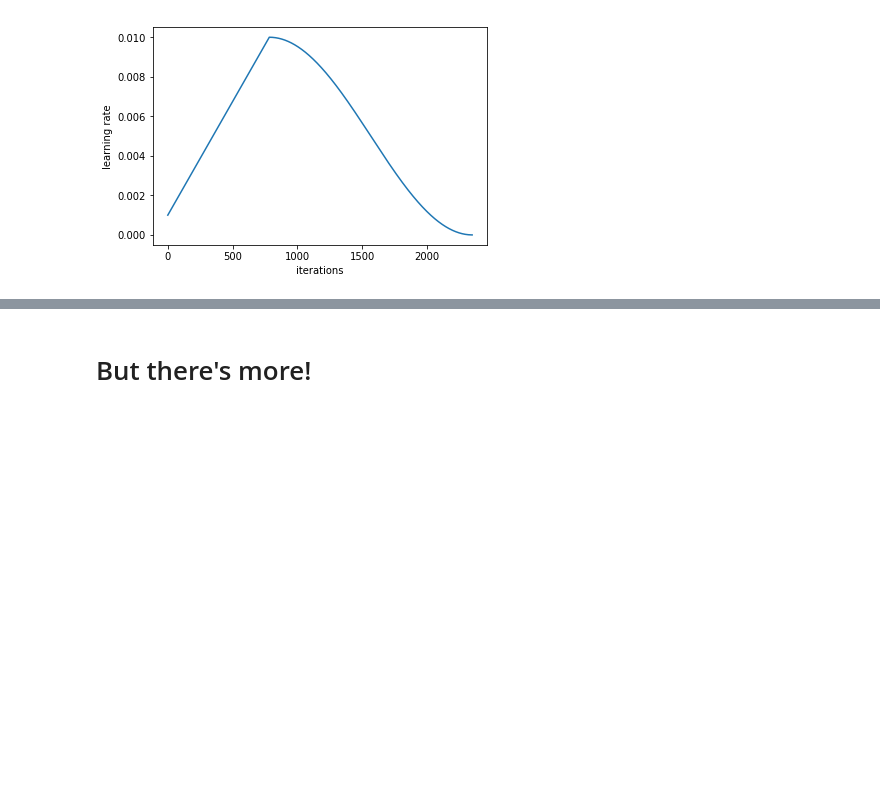
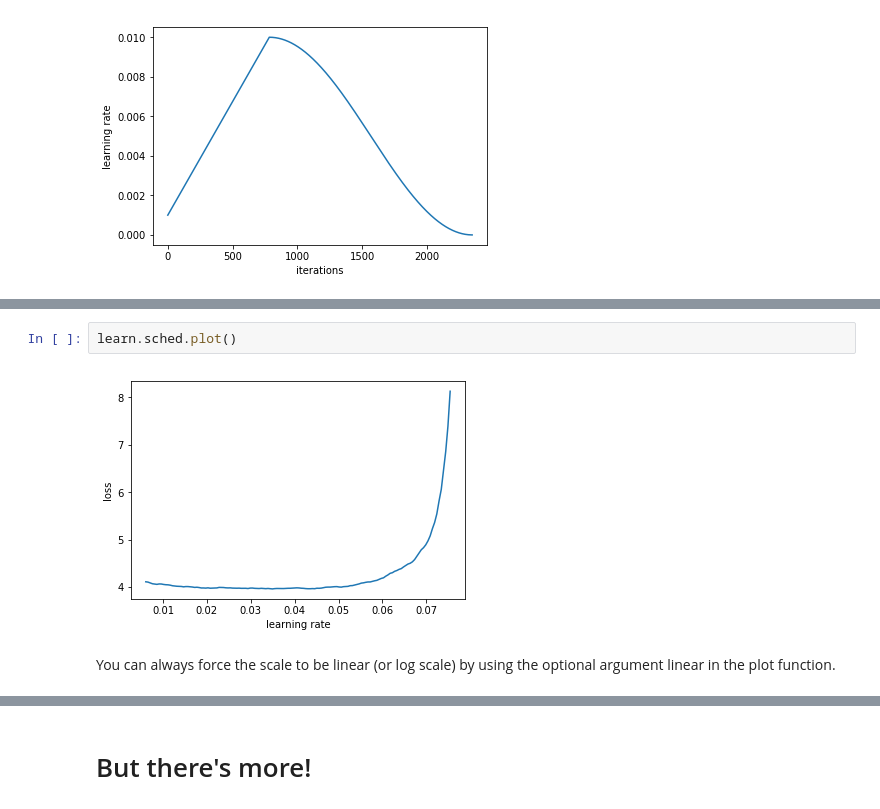
Before and after one commit to sgugger/Deep-Learning, a Jupyter notebook: Understanding the new fastai API for scheduling training.ipynb, the cells around one changed output, grey strips where cells are left out. Saved outputs shown, nothing was run; the diff lists cells and outputs as text; blank space fills up the shorter version.

```diff
--- a/Understanding the new fastai API for scheduling training.ipynb
+++ b/Understanding the new fastai API for scheduling training.ipynb
@@ -345,0 +383,6 @@ learn.sched.plot_lr(show_text=False, show_moms=False)
+# %%
+learn.sched.plot()
+# %% [output]
+[figure, added]
+# %% [markdown]
+You can always force the scale to be linear (or log scale) by using the optional argument linear in the plot function.
```
Also changed, not shown: parts of 12 cells of this notebook.
